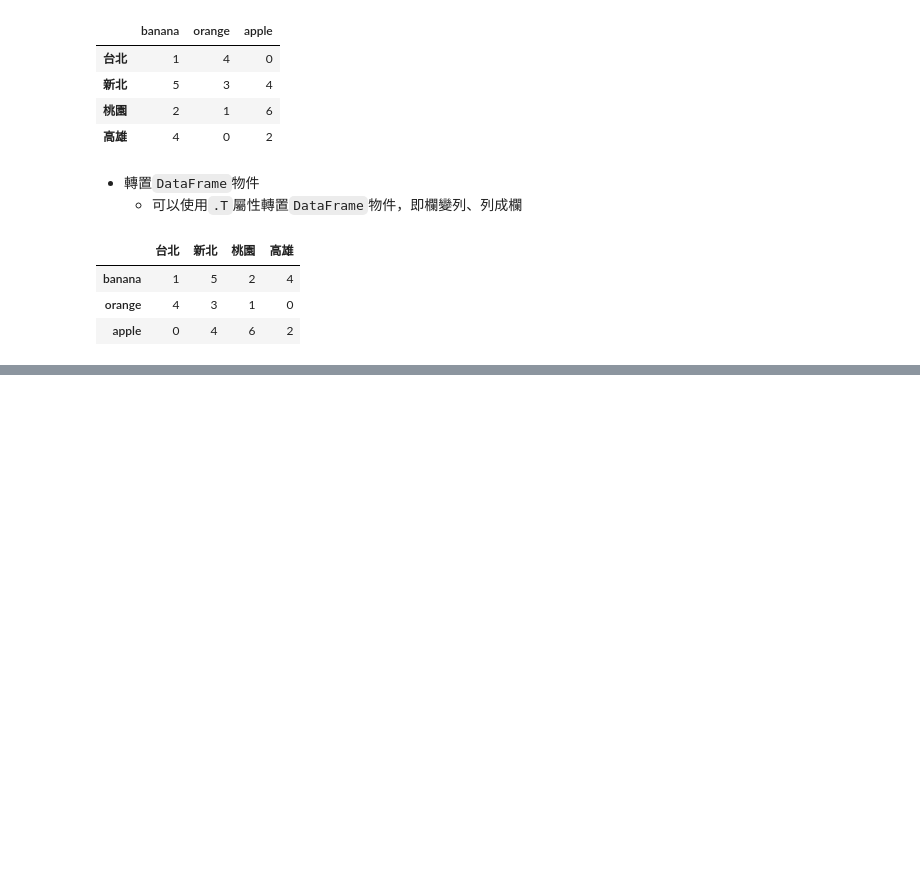
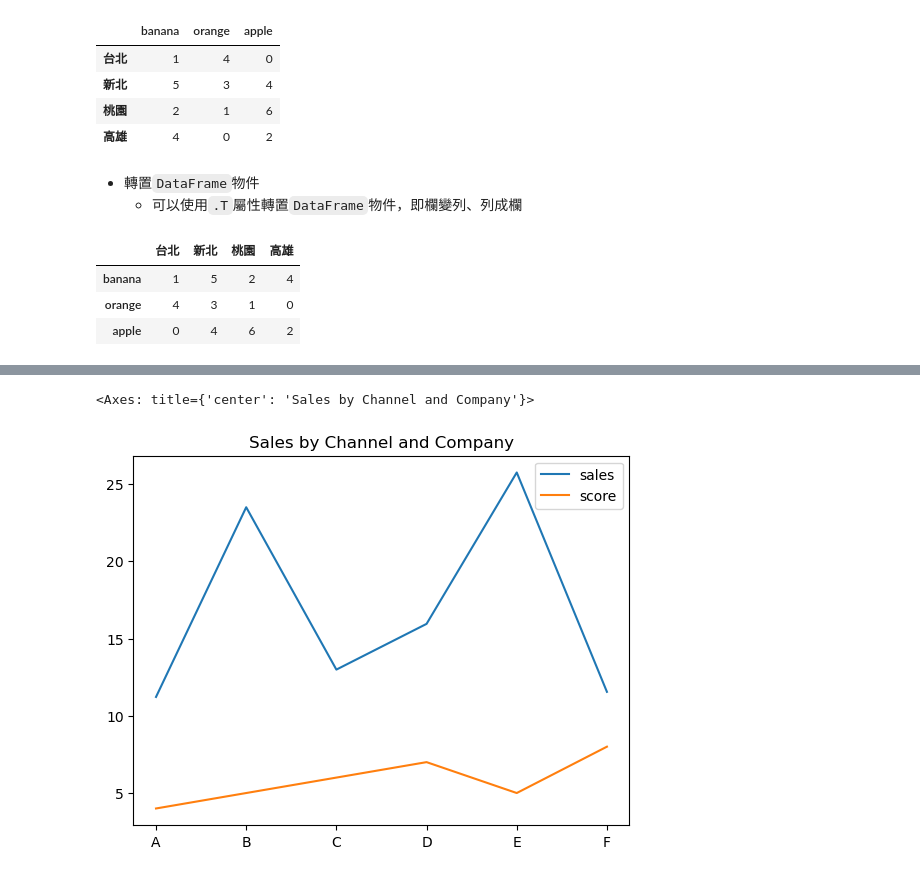
Before and after one commit to zhiyulin104/IMLP456, a Jupyter notebook: Unit02/Normal Practice/Pandas/Pandas.ipynb, the cells around one changed output, grey strips where cells are left out. Drawn from its saved outputs; the diff is of its cells as text; code cells hidden in the pictures; blank space fills up the shorter version.

```diff
--- a/Unit02/Normal Practice/Pandas/Pandas.ipynb
+++ b/Unit02/Normal Practice/Pandas/Pandas.ipynb
@@ -153,0 +525,7 @@ df.T
+# %%
+products = {"channel": ["網路","網路", "電視", "電視", "郵購", "郵購"],
+            "company": ["EHS", "Momo", "EHS", "Viva", "Momo", "EHS"],
+            "sales": [11.22, 23.50, 12.99, 15.95, 25.75, 11.55]}
+oridinal = ["A", "B", "C", "D", "E", "F"]
+df2 = pd.DataFrame(products, index=oridinal)
+df2
@@ -153,0 +540,4 @@ df.T
+# %%
+score = [4, 5, 6, 7, 5, 8]
+df2["score"] = score
+df2
@@ -153,0 +596,5 @@ df.T
+# %%
+df2.plot(kind="line", title="Sales by Channel and Company")
+# %% [output]
+<Axes: title={'center': 'Sales by Channel and Company'}>
+[figure, added]
```
Also changed, not shown: parts of 63 cells of this notebook, 2 other files.
